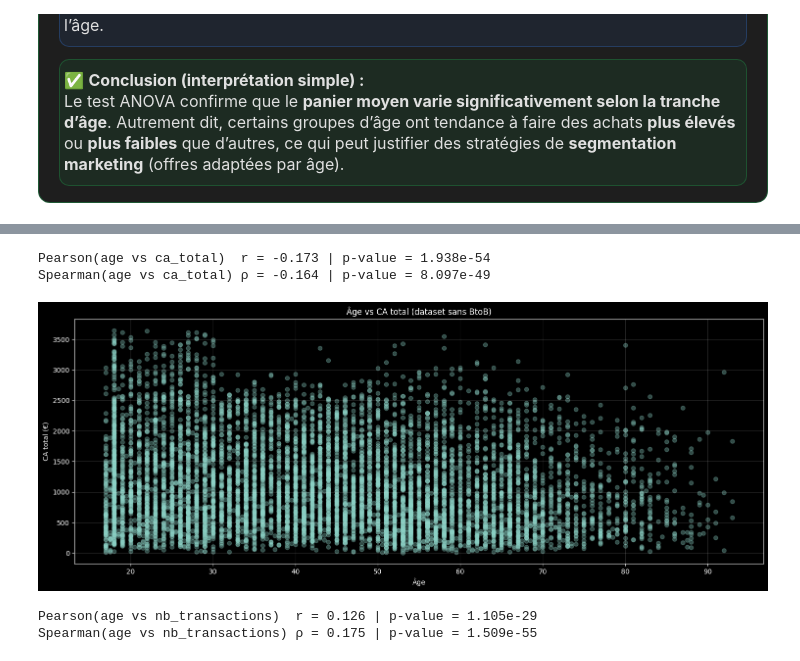
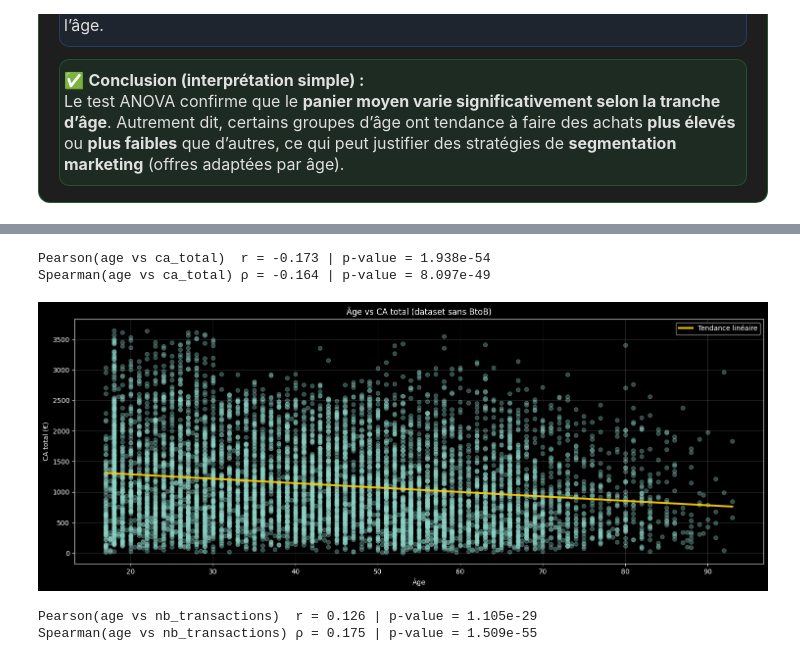
Before and after one commit to Stephane-OC/lapage, a Jupyter notebook: analyse_lapage.ipynb, the cells around one changed output, grey strips where cells are left out. Cells and saved outputs as stored; diff of their text form; code cells hidden in the pictures.

```diff
--- a/analyse_lapage.ipynb
+++ b/analyse_lapage.ipynb
@@ -5807,0 +5825,21 @@ plt.show()
+# %%
+from scipy.stats import norm
+
+plt.style.use("dark_background")
+
+x = client_stats["panier_moyen"].dropna().values
+
+fig, ax = plt.subplots(figsize=(8,5))
+ax.hist(x, bins=60, density=True, alpha=0.35, label="Données")
+
+mu, sigma = x.mean(), x.std(ddof=1)
+xx = np.linspace(x.min(), x.max(), 400)
+ax.plot(xx, norm.pdf(xx, mu, sigma), linewidth=2.5, label="Normale théorique")
+
+ax.set_title("Histogramme + courbe normale — panier_moyen")
+ax.set_xlabel("panier_moyen (€)")
+ax.set_ylabel("Densité")
+ax.grid(alpha=0.2)
+ax.legend()
+plt.tight_layout()
+plt.show()
@@ -5923,29 +6084,44 @@ ANOVA(panier_moyen ~ age_group) | F = 2145.73 | p-value = 0
 # %%
-# Pearson/Spearman — Âge vs montant total des achats (CA total)
-
 from scipy.stats import pearsonr, spearmanr
 
+# Pearson/Spearman — Âge vs montant total des achats (CA total)
 x = client_stats["age"]
 y = client_stats["ca_total"]
 
 r_p, p_p = pearsonr(x, y)
 r_s, p_s = spearmanr(x, y)
 
 print(f"Pearson(age vs ca_total)  r = {r_p:.3f} | p-value = {p_p:.4g}")
 print(f"Spearman(age vs ca_total) ρ = {r_s:.3f} | p-value = {p_s:.4g}")
 
 plt.style.use("dark_background")
 fig, ax = plt.subplots(figsize=(15, 6))
+
+# Nuage de points
 ax.scatter(x, y, alpha=0.35)
+
+# Droite de tendance (régression linéaire)
+m, b = np.polyfit(x, y, 1)                     # slope + intercept
+x_line = np.linspace(x.min(), x.max(), 200)
+ax.plot(
+    x_line,
+    m * x_line + b,
+    color="#ffcc00",
+    linewidth=2.8,
+    alpha=0.95,
+    label="Tendance linéaire"
+)
+
 ax.set_title("Âge vs CA total (dataset sans BtoB)")
 ax.set_xlabel("Âge")
 ax.set_ylabel("CA total (€)")
 ax.grid(alpha=0.2)
+ax.legend()
 plt.tight_layout()
 plt.show()
 # %% [output]
 Pearson(age vs ca_total)  r = -0.173 | p-value = 1.938e-54
 Spearman(age vs ca_total) ρ = -0.164 | p-value = 8.097e-49
-[figure, old version]
+[figure, new version]
 # %%
 # Pearson/Spearman — Âge vs fréquence d'achat (nb_transactions)
```
Also changed, not shown: parts of 55 cells of this notebook, 1 other file.
